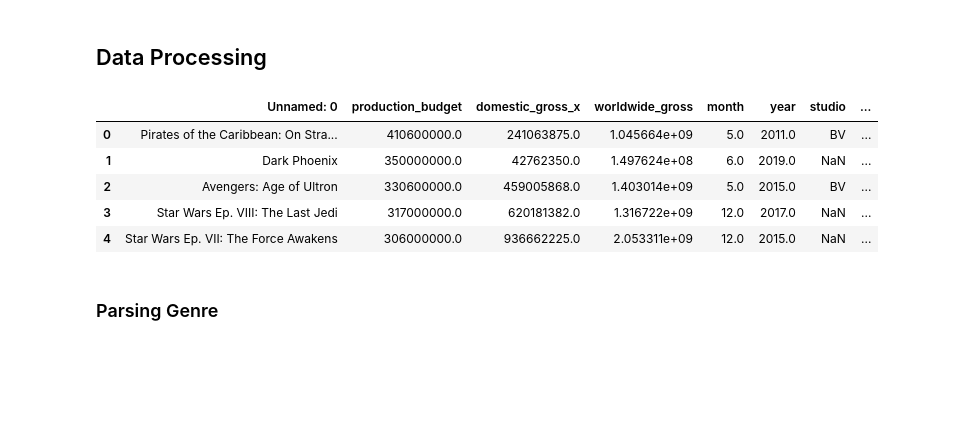
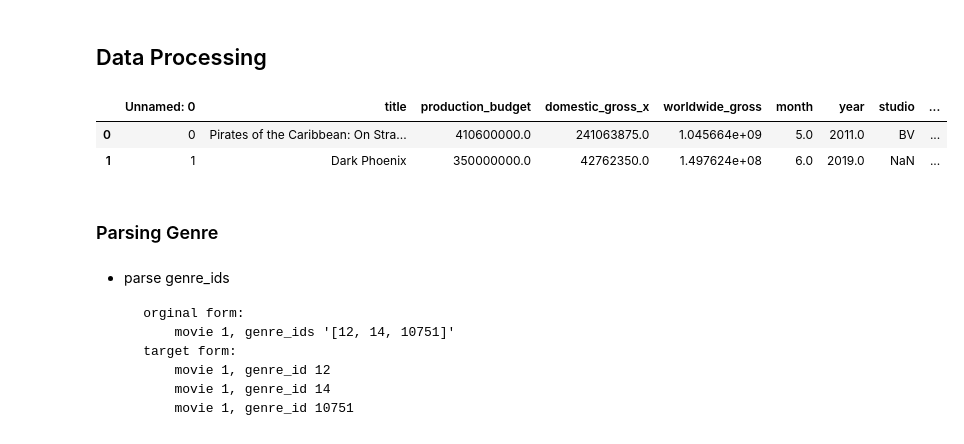
Before and after one commit to nateej1/Movie-Industry-Analysis-Exercise, a Jupyter notebook: TL-4-tmdb_box_Genre.ipynb, the cells around one changed output. Saved outputs shown, nothing was run; the diff lists cells and outputs as text; code cells hidden in the pictures; blank space fills up the shorter version.

Commit message:
tmdb_box_genre

````diff
--- a/TL-4-tmdb_box_Genre.ipynb
+++ b/TL-4-tmdb_box_Genre.ipynb
@@ -10,15 +10,12 @@ import seaborn as sns
 # %% [markdown]
 ## Load Data
 # %%
-tmdb_box = pd.read_csv('tmdb_box_merge.csv', sep = '\t')
+tmdb_box = pd.read_csv('tmdb_box_merge.csv')
 # %% [markdown]
 ## Data Processing
 # %%
-tmdb_box.head()
+tmdb_box.head(2)
 # %% [output]
-|  | Unnamed: 0 | production_budget | domestic_gross_x | worldwide_gross | month | year | studio | ... |
-| 0 | Pirates of the Caribbean: On Stra... | 410600000.0 | 241063875.0 | 1.045664e+09 | 5.0 | 2011.0 | BV | ... |
-| 1 | Dark Phoenix | 350000000.0 | 42762350.0 | 1.497624e+08 | 6.0 | 2019.0 | NaN | ... |
-| 2 | Avengers: Age of Ultron | 330600000.0 | 459005868.0 | 1.403014e+09 | 5.0 | 2015.0 | BV | ... |
-| 3 | Star Wars Ep. VIII: The Last Jedi | 317000000.0 | 620181382.0 | 1.316722e+09 | 12.0 | 2017.0 | NaN | ... |
-| 4 | Star Wars Ep. VII: The Force Awakens | 306000000.0 | 936662225.0 | 2.053311e+09 | 12.0 | 2015.0 | NaN | ... |
+|  | Unnamed: 0 | title | production_budget | domestic_gross_x | worldwide_gross | month | year | studio | ... |
+| 0 | 0 | Pirates of the Caribbean: On Stra... | 410600000.0 | 241063875.0 | 1.045664e+09 | 5.0 | 2011.0 | BV | ... |
+| 1 | 1 | Dark Phoenix | 350000000.0 | 42762350.0 | 1.497624e+08 | 6.0 | 2019.0 | NaN | ... |
@@ -25,2 +25,13 @@ tmdb_box.head()
 # %% [markdown]
 ### Parsing Genre
+# %% [markdown]
+- parse genre_ids
+
+```
+    orginal form:
+        movie 1, genre_ids '[12, 14, 10751]'
+    target form:
+        movie 1, genre_id 12
+        movie 1, genre_id 14
+        movie 1, genre_id 10751
+```
````
Also changed, not shown: parts of 19 cells of this notebook, 1 other file.
